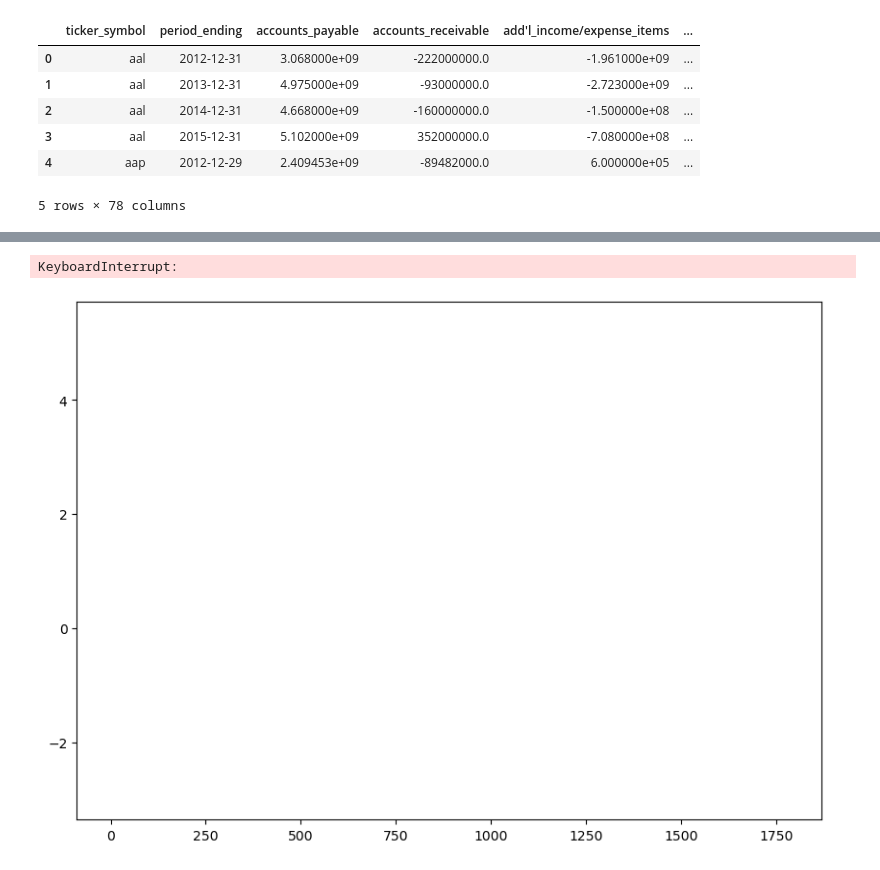
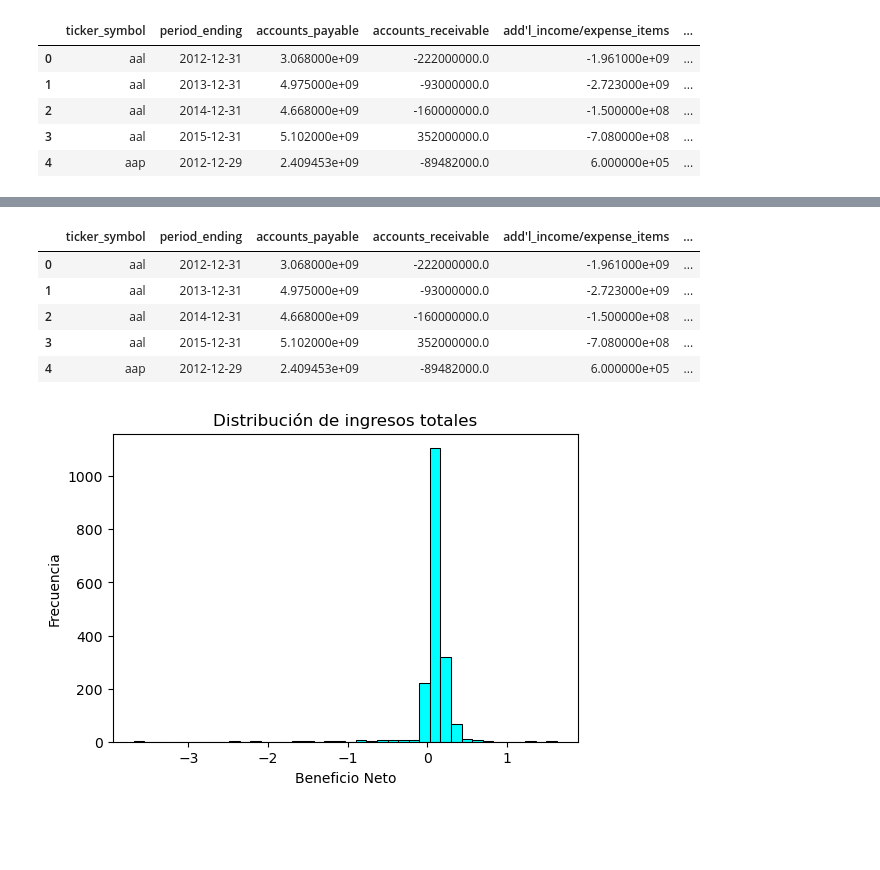
Before and after one commit to jose-prieto/DataScienceCourseTasks, a Jupyter notebook: Task #2 - Exploratory data analysis/Primera tarea práctica.ipynb, the cells around one changed output, grey strips where cells are left out. Drawn from its saved outputs; the diff is of its cells as text; code cells hidden in the pictures; blank space fills up the shorter version.

```diff
--- a/Task #2 - Exploratory data analysis/Primera tarea práctica.ipynb
+++ b/Task #2 - Exploratory data analysis/Primera tarea práctica.ipynb
@@ -143,9 +133,8 @@ Earnings Per Share: Ganancias por Acción
 Estimated Shares Outstanding: Acciones Estimadas en Circulación
 
 E identificamos como variables objetivo:
-* Earnings Per Share (Ganancias por Acción): Esta métrica es esencial para el análisis fundamental, ya que proporciona una
-indicación clara de la rentabilidad de una empresa. Sería útil para evaluar si las máquinas pueden predecir o mejorar el
-rendimiento de las acciones basándose en cambios en la rentabilidad.
+Para el siguiente ejercicio identifico como importante el margen de beneficio neto, lo cual, se calcula dividiendo el ingreso
+neto entre los ingresos totales, por ende, nuestras dos variables objetivos serían:
 
 * Total Revenue (Ingresos Totales): Una variable clave para el análisis fundamental, los ingresos totales pueden indicar la
 salud general y la tendencia de crecimiento de una empresa. Analizar cómo los ingresos afectan los precios de las acciones
@@ -154,15 +143,7 @@ el crecimiento de ingresos.
 
 * Net Income (Ingreso Neto): Representa las ganancias totales después de deducir gastos e impuestos. Esta variable es un
 indicador significativo del éxito financiero de una empresa y puede ser vital para entender cómo las máquinas interpretan
-y reaccionan a los cambios en la rentabilidad.
-
-* After Tax ROE (ROE después de Impuestos): Esta métrica puede ayudar a evaluar la eficiencia con la que una empresa genera
-beneficios para los accionistas y cómo esto podría influir en las decisiones de negociación automatizada.
-
-* Operating Margin (Margen Operativo): Importante para el análisis fundamental, el margen operativo ofrece una perspectiva
-sobre la eficiencia operativa de una empresa, que podría ser una métrica clave para la toma de decisiones automatizada.
-
-"""
+y reaccionan a los cambios en la rentabilidad."""
 bolsa.head()
 # %% [output]
 |  | ticker_symbol | period_ending | accounts_payable | accounts_receivable | add'l_income/expense_items | ... |
@@ -171,5 +152,4 @@ bolsa.head()
 | 2 | aal | 2014-12-31 | 4.668000e+09 | -160000000.0 | -1.500000e+08 | ... |
 | 3 | aal | 2015-12-31 | 5.102000e+09 | 352000000.0 | -7.080000e+08 | ... |
 | 4 | aap | 2012-12-29 | 2.409453e+09 | -89482000.0 | 6.000000e+05 | ... |
-5 rows × 78 columns
 # %%
@@ -193,26 +175,31 @@ for_year                                               173
 earnings_per_share                                     219
 estimated_shares_outstanding                           219
 dtype: int64
+# %%
+#Procedemos a crear una nueva columna con el cáculo anteriormente mencionado
+bolsa['beneficioNeto'] = bolsa['net_income'] / bolsa['total_revenue']
+bolsa.head()
+# %% [output]
+|  | ticker_symbol | period_ending | accounts_payable | accounts_receivable | add'l_income/expense_items | ... |
+| 0 | aal | 2012-12-31 | 3.068000e+09 | -222000000.0 | -1.961000e+09 | ... |
+| 1 | aal | 2013-12-31 | 4.975000e+09 | -93000000.0 | -2.723000e+09 | ... |
+| 2 | aal | 2014-12-31 | 4.668000e+09 | -160000000.0 | -1.500000e+08 | ... |
+| 3 | aal | 2015-12-31 | 5.102000e+09 | 352000000.0 | -7.080000e+08 | ... |
+| 4 | aap | 2012-12-29 | 2.409453e+09 | -89482000.0 | 6.000000e+05 | ... |
 # %%
 # Procedemos a graficar los históricos de cada variable objetivo
-# Histograma de la primera variable objetivo
+# Histograma de la primera variable objetivo "total_revenue"
 
-bolsa['period_ending'] = pd.to_datetime(bolsa['period_ending'], format='%Y-%m-%d')
+plt.figure(figsize=(6, 4))
 
-# Pivotar el DataFrame para obtener un formato adecuado para el gráfico de barras apiladas
-pivot_df = bolsa.pivot(columns='period_ending', values='earnings_per_share')
+sns.histplot(bolsa.beneficioNeto, bins=40, color='cyan', alpha=1)
 
-# Dibujar el gráfico de barras apiladas
-pivot_df.plot(kind='bar', stacked=True, figsize=(10, 7))
+plt.ylabel('Frecuencia')
 
-# Añadir etiquetas y título
-plt.xlabel('Empresa')
-plt.ylabel('Earnings Per Share')
-plt.title('Comparación de Earnings Per Share por Empresa a lo Largo de los Años')
-plt.legend(title='Año')
+plt.xlabel('Beneficio Neto')
 
-# Mostrar el gráfico
+plt.title('Distribución de ingresos totales')
+
 plt.show()
 # %% [output]
-KeyboardInterrupt:
-[figure, old version]
+[figure, new version]
```
Also changed, not shown: parts of 8 cells of this notebook.
